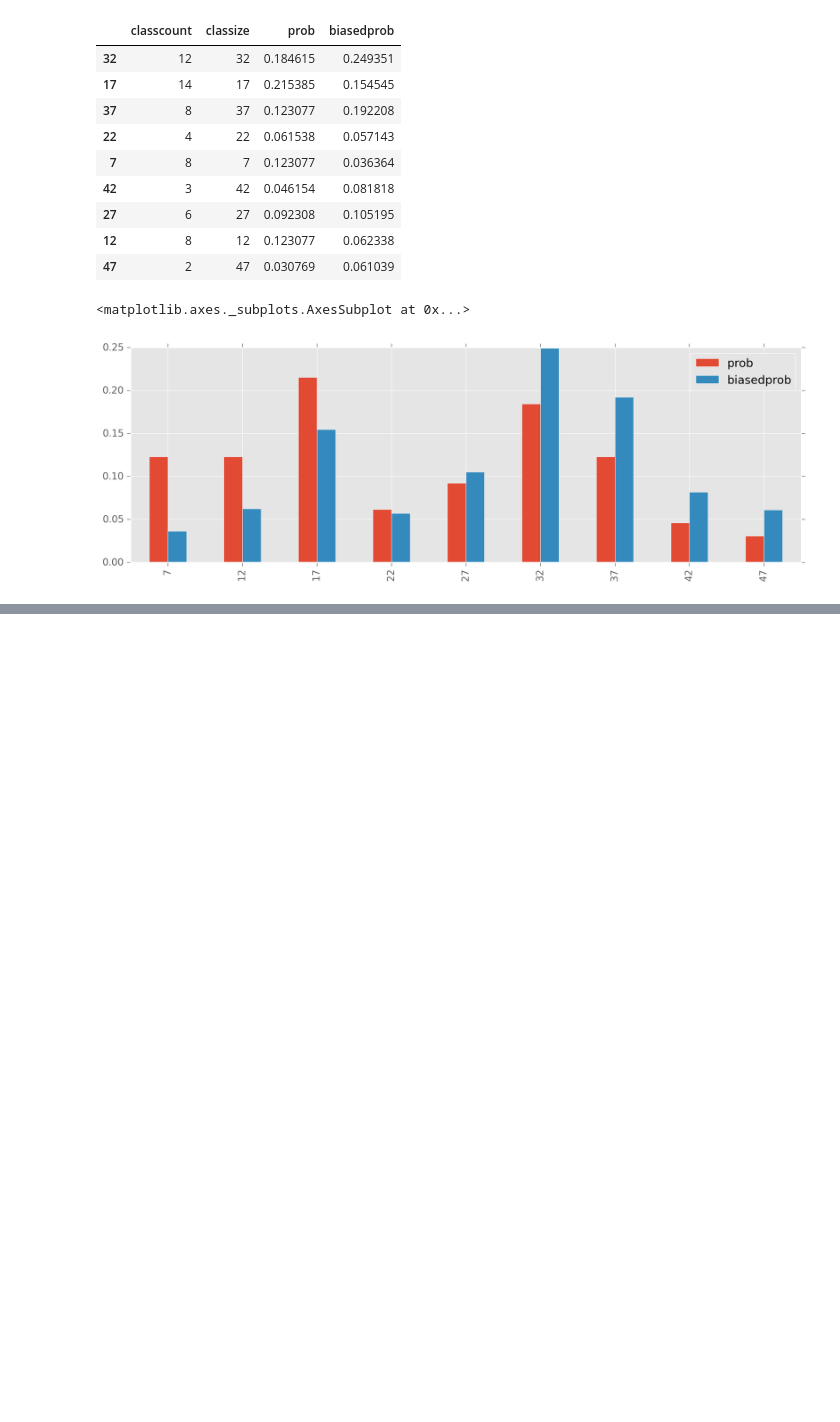
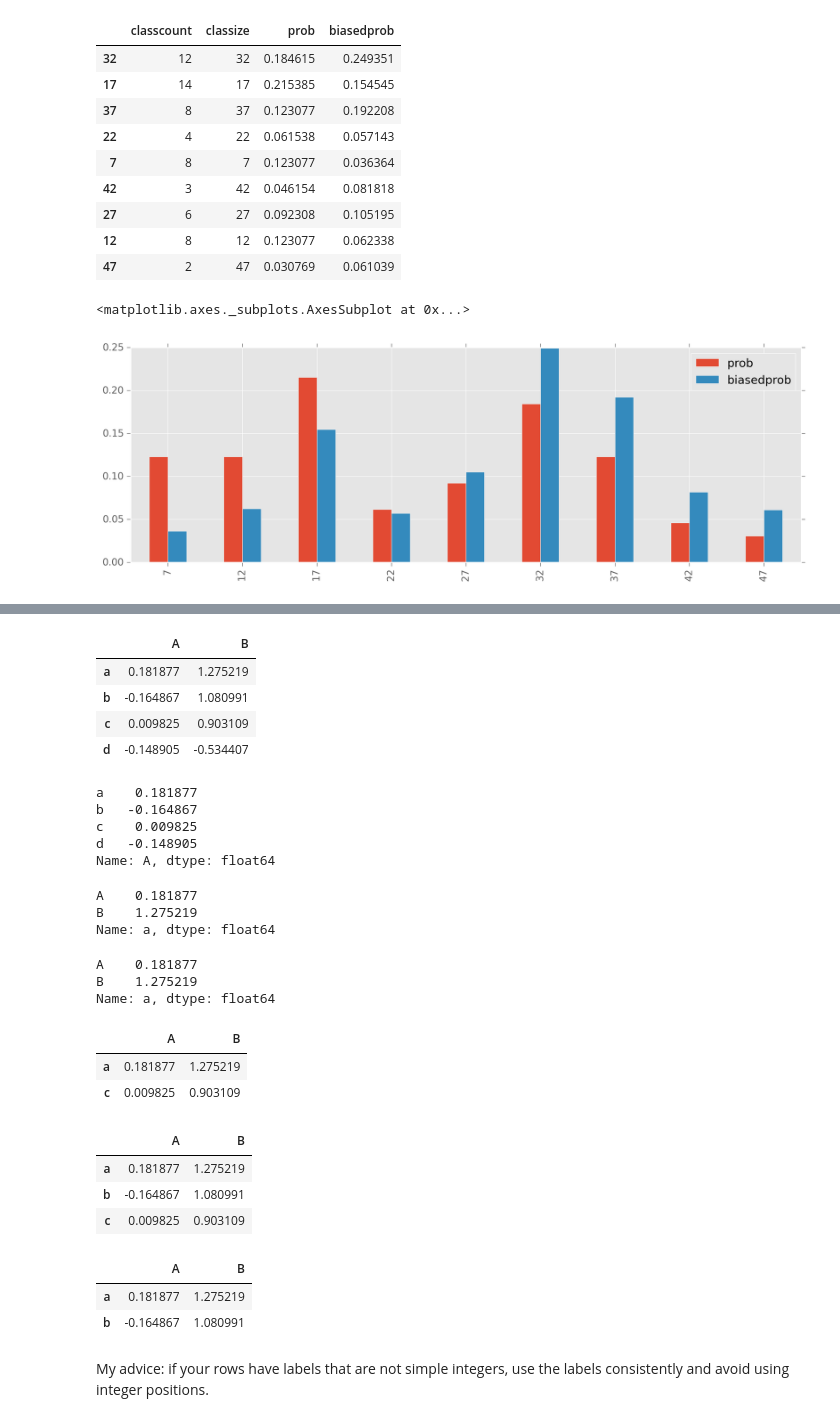
Before and after one commit to doolingdavid/ThinkStats2, a Jupyter notebook: code/chap01ex.ipynb, the cells around one changed output, grey strips where cells are left out. Drawn from its saved outputs; the diff is of its cells as text; code cells hidden in the pictures; blank space fills up the shorter version.

```diff
--- a/code/chap01ex.ipynb
+++ b/code/chap01ex.ipynb
@@ -755,0 +807,53 @@ dclasses[['prob','biasedprob']].sort_index().plot(kind='bar')
+# %%
+index = ['a', 'b', 'c', 'd']
+df = pd.DataFrame(array, columns=columns, index=index)
+# %%
+df
+# %% [output]
+|  | A | B |
+| a | 0.181877 | 1.275219 |
+| b | -0.164867 | 1.080991 |
+| c | 0.009825 | 0.903109 |
+| d | -0.148905 | -0.534407 |
+# %%
+df['A']
+# %% [output]
+a    0.181877
+b   -0.164867
+c    0.009825
+d   -0.148905
+Name: A, dtype: float64
+# %%
+df.loc['a']
+# %% [output]
+A    0.181877
+B    1.275219
+Name: a, dtype: float64
+# %%
+df.iloc[0]
+# %% [output]
+A    0.181877
+B    1.275219
+Name: a, dtype: float64
+# %%
+indices = ['a','c']
+df.loc[indices]
+# %% [output]
+|  | A | B |
+| a | 0.181877 | 1.275219 |
+| c | 0.009825 | 0.903109 |
+# %%
+df['a':'c']
+# %% [output]
+|  | A | B |
+| a | 0.181877 | 1.275219 |
+| b | -0.164867 | 1.080991 |
+| c | 0.009825 | 0.903109 |
+# %%
+df[0:2]
+# %% [output]
+|  | A | B |
+| a | 0.181877 | 1.275219 |
+| b | -0.164867 | 1.080991 |
+# %% [markdown]
+My advice: if your rows have labels that are not simple integers, use the labels consistently and avoid using integer positions.
```
Also changed, not shown: parts of 9 cells of this notebook.
